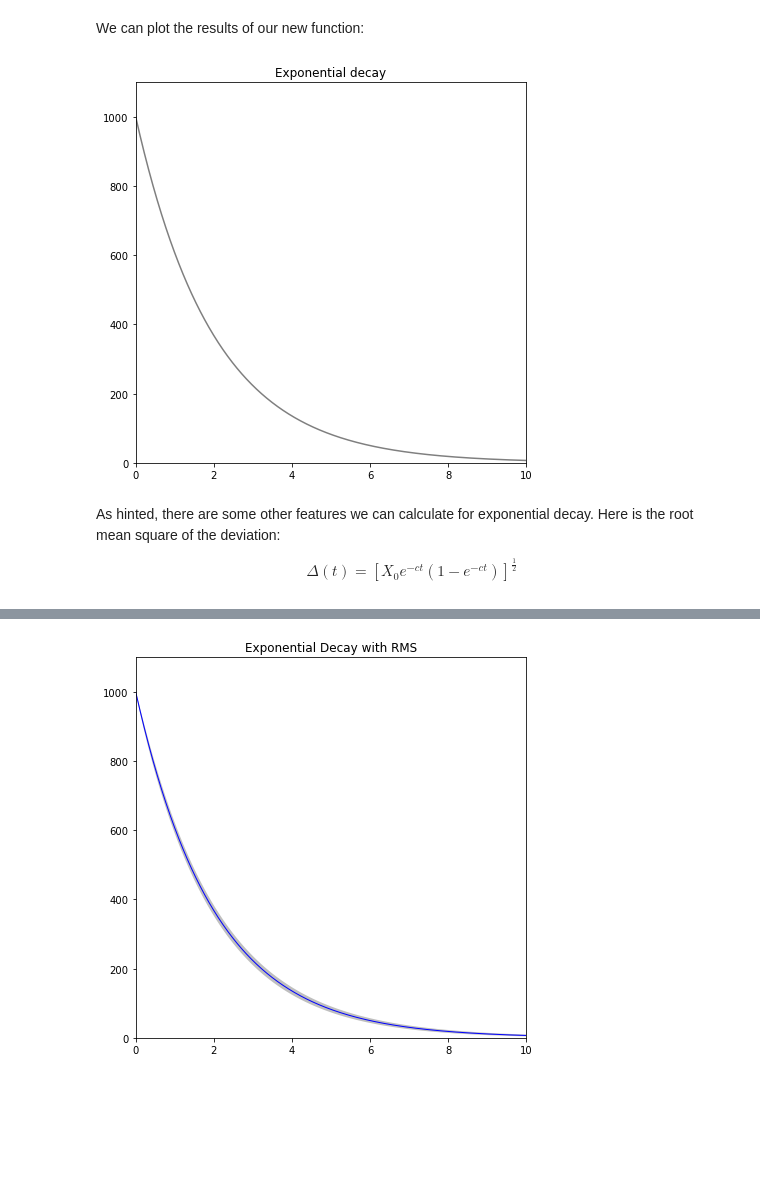
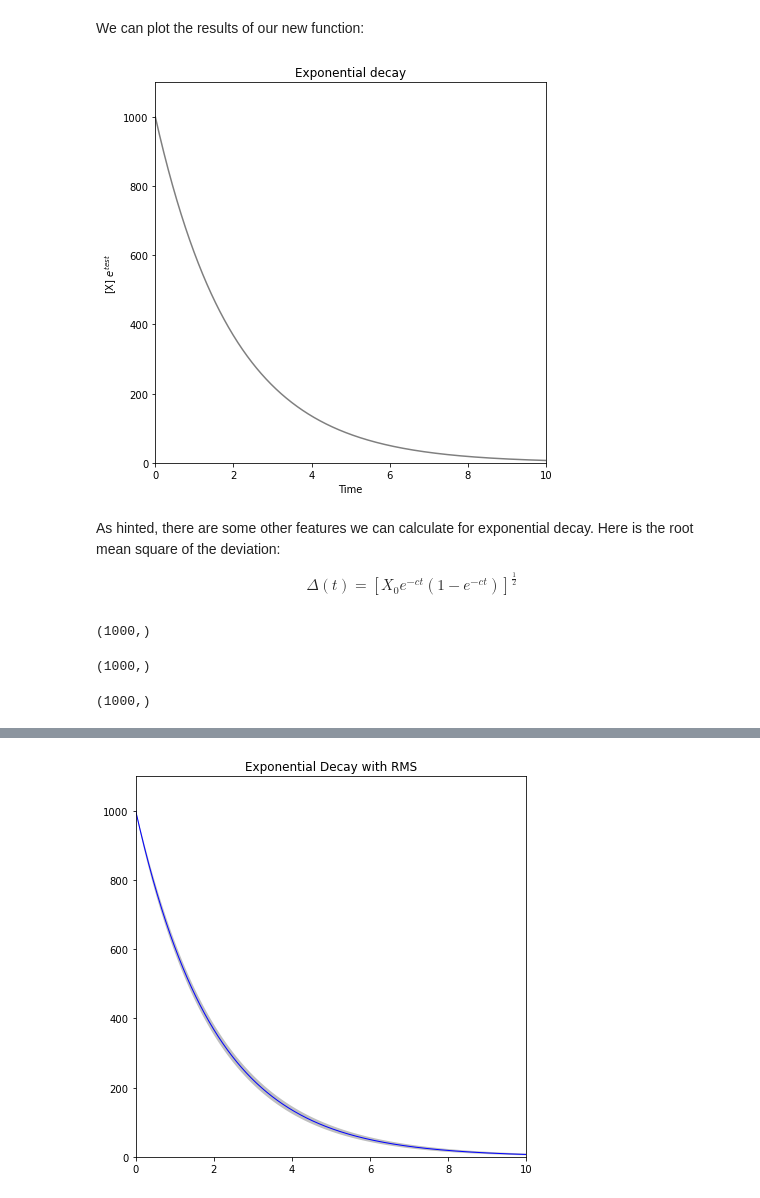
Before and after one commit to nssanch/teaching_datasci, a Jupyter notebook: demonstrations/NumPy_Gillespie_Demo.ipynb, the cells around one changed output, grey strips where cells are left out. Drawn from its saved outputs; the diff is of its cells as text; code cells hidden in the pictures; blank space fills up the shorter version.

```diff
--- a/demonstrations/NumPy_Gillespie_Demo.ipynb
+++ b/demonstrations/NumPy_Gillespie_Demo.ipynb
@@ -25,6 +24,11 @@ import matplotlib.pyplot as plt
 The first thing we do is implement an exponential decay function:
 # %%
 def exponential_decay(X, c, t):
+    """
+    X: initial number of a species
+    c: exponential decay constant
+    t: a give time
+    """
     return X * np.exp(-c * t)
 
 # Declare a time range for X to decay over:
@@ -46,10 +52,11 @@ We can plot the results of our new function:
 # %%
 fig, ax = plt.subplots(figsize=(7, 7))
 ax.set(ylim=(0, 1100), xlim=(0, time_range[-1]),
+       xlabel="Time", ylabel="[X] $e^{test}$",
        title='Exponential decay')
 ax.plot(time_range, x_decay, 'k', alpha=0.5, linewidth=1.5);  # Semi-colon prevents some misc text output.
 # %% [output]
-[figure, old version]
+[figure, new version]
 # %% [markdown]
 As hinted, there are some other features we can calculate for exponential decay.
 Here is the root mean square of the deviation:
@@ -64,0 +72,12 @@ def rms_exp(X, c, t):
+# %%
+rms.shape
+# %% [output]
+(1000,)
+# %%
+time_range.shape
+# %% [output]
+(1000,)
+# %%
+upper.shape
+# %% [output]
+(1000,)
```
Also changed, not shown: parts of 19 cells of this notebook, 2 other files.
